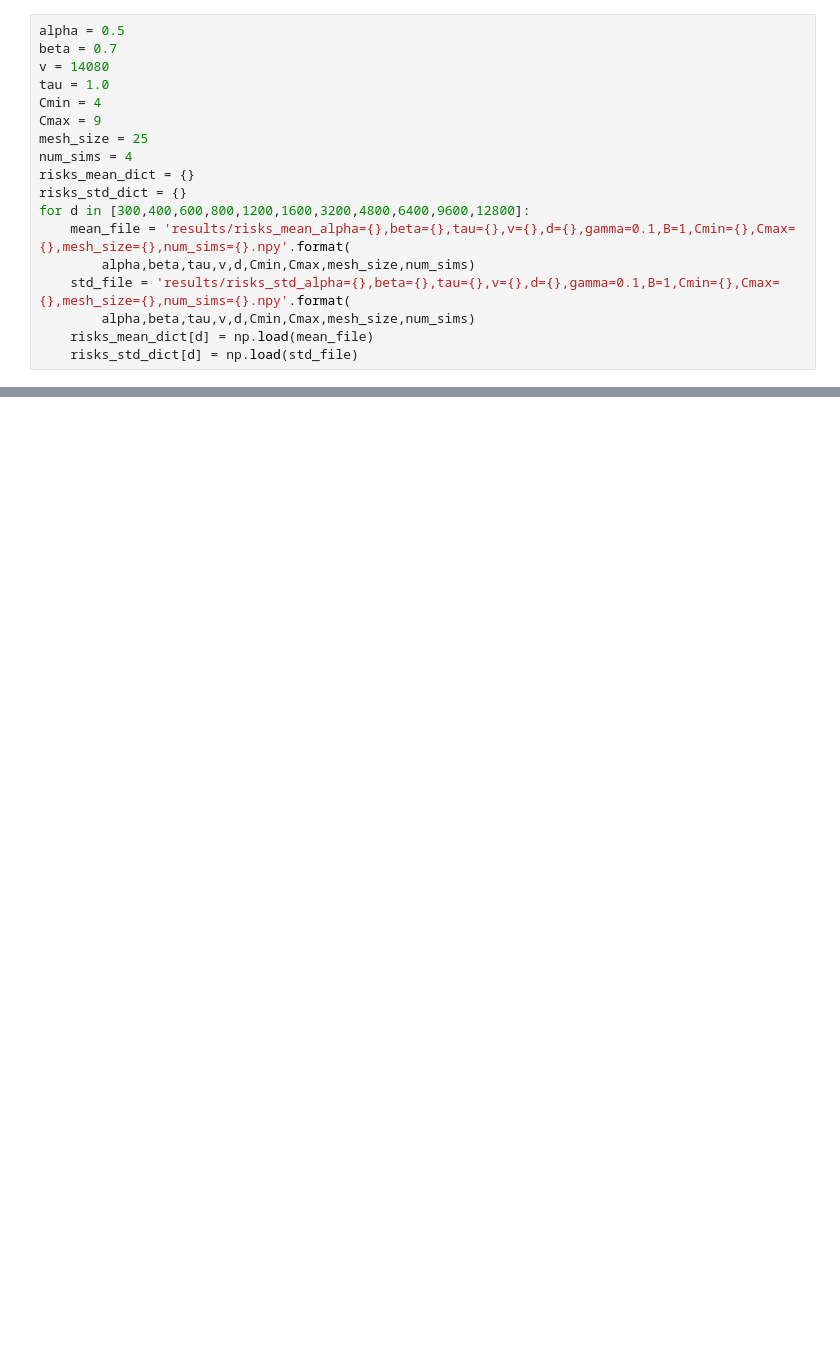
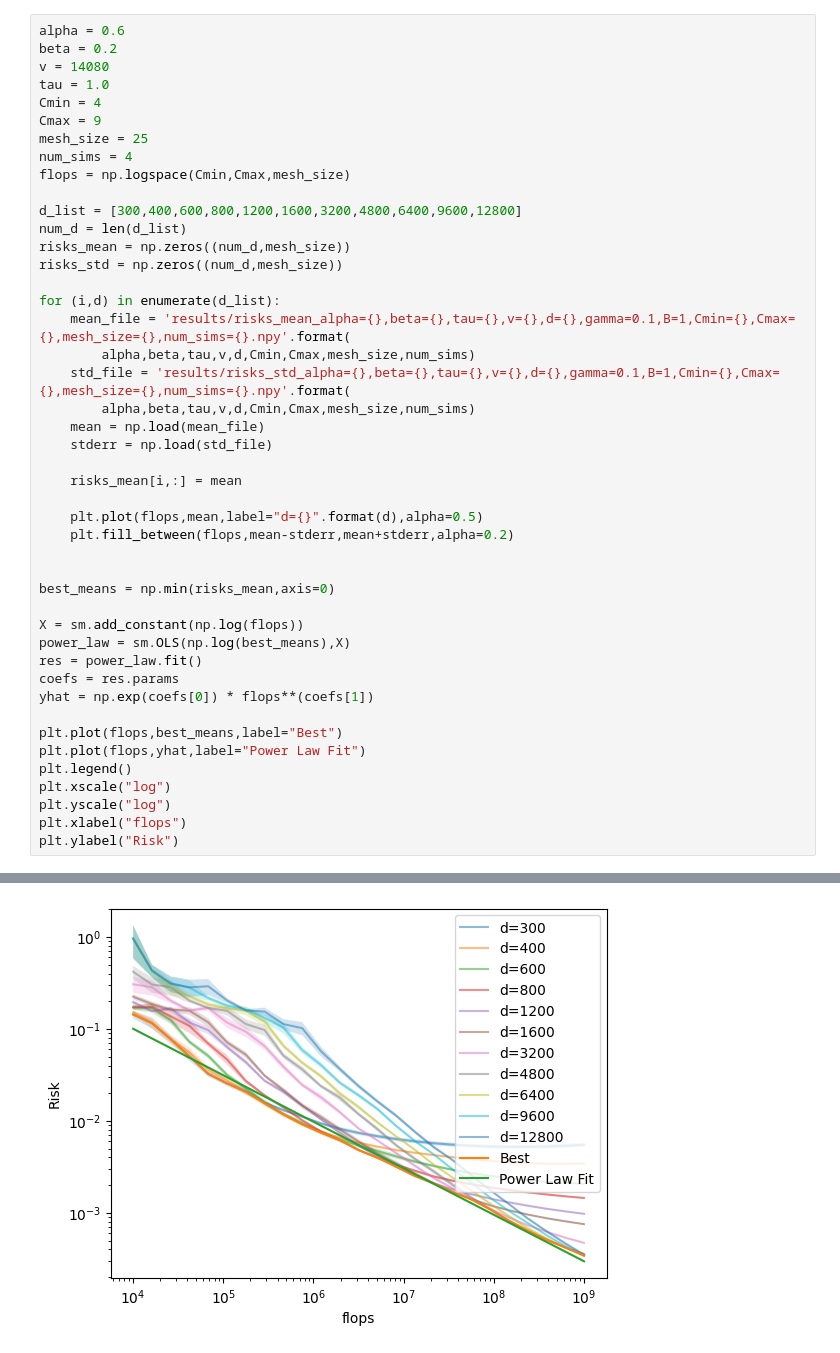
Before and after one commit to kctsiolis/scaling_law_phases, a Jupyter notebook: sgd_results.ipynb, the cells around one changed output, grey strips where cells are left out. Saved outputs shown, nothing was run; the diff lists cells and outputs as text; blank space fills up the shorter version.

Commit message:
Added functionality for fitting power law

```diff
--- a/sgd_results.ipynb
+++ b/sgd_results.ipynb
@@ -5,18 +5,46 @@ import matplotlib.pyplot as plt
 # %%
-alpha = 0.5
-beta = 0.7
+alpha = 0.6
+beta = 0.2
 v = 14080
 tau = 1.0
 Cmin = 4
 Cmax = 9
 mesh_size = 25
 num_sims = 4
-risks_mean_dict = {}
-risks_std_dict = {}
-for d in [300,400,600,800,1200,1600,3200,4800,6400,9600,12800]:
+flops = np.logspace(Cmin,Cmax,mesh_size)
+
+d_list = [300,400,600,800,1200,1600,3200,4800,6400,9600,12800]
+num_d = len(d_list)
+risks_mean = np.zeros((num_d,mesh_size))
+risks_std = np.zeros((num_d,mesh_size))
+
+for (i,d) in enumerate(d_list):
     mean_file = 'results/risks_mean_alpha={},beta={},tau={},v={},d={},gamma=0.1,B=1,Cmin={},Cmax={},mesh_size={},num_sims={}.npy'.format(
         alpha,beta,tau,v,d,Cmin,Cmax,mesh_size,num_sims)
     std_file = 'results/risks_std_alpha={},beta={},tau={},v={},d={},gamma=0.1,B=1,Cmin={},Cmax={},mesh_size={},num_sims={}.npy'.format(
         alpha,beta,tau,v,d,Cmin,Cmax,mesh_size,num_sims)
-    risks_mean_dict[d] = np.load(mean_file)
-    risks_std_dict[d] = np.load(std_file)
+    mean = np.load(mean_file)
+    stderr = np.load(std_file)
+
+    risks_mean[i,:] = mean
+
+    plt.plot(flops,mean,label="d={}".format(d),alpha=0.5)
+    plt.fill_between(flops,mean-stderr,mean+stderr,alpha=0.2)
+
+
+best_means = np.min(risks_mean,axis=0)
+
+X = sm.add_constant(np.log(flops))
+power_law = sm.OLS(np.log(best_means),X)
+res = power_law.fit()
+coefs = res.params
+yhat = np.exp(coefs[0]) * flops**(coefs[1])
+
+plt.plot(flops,best_means,label="Best")
+plt.plot(flops,yhat,label="Power Law Fit")
+plt.legend()
+plt.xscale("log")
+plt.yscale("log")
+plt.xlabel("flops")
+plt.ylabel("Risk")
+# %% [output]
@@ -22,0 +52 @@ for d in [300,400,600,800,1200,1600,3200,4800,6400,9600,12800]:
+[figure, added]
```
Also changed, not shown: parts of 4 cells of this notebook, 1 other file.
